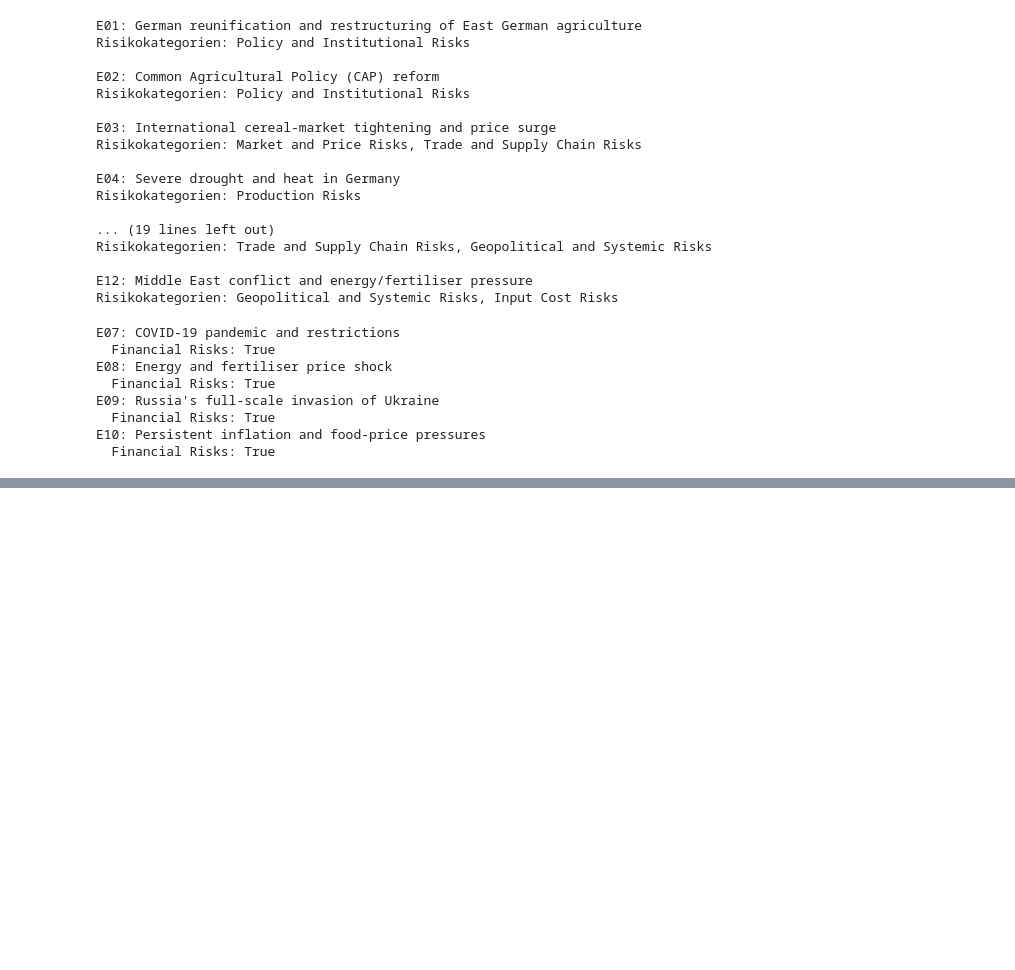
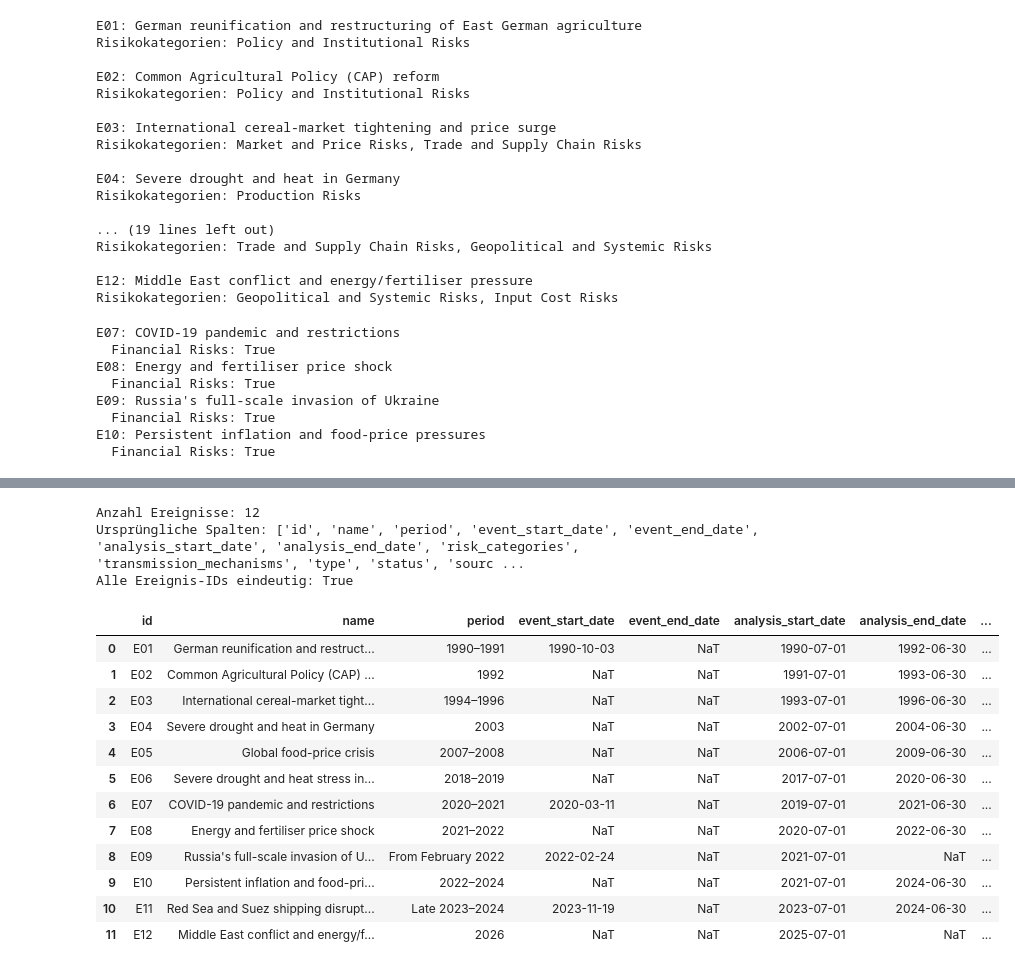
Before and after one commit to verveat/Agriculture_Crisis_Resilience, a Jupyter notebook: notebooks/03_risk_analysis.ipynb, the cells around one changed output, grey strips where cells are left out. Saved outputs shown, nothing was run; the diff lists cells and outputs as text; code cells hidden in the pictures; blank space fills up the shorter version.

Commit message:
Add risk analysis

```diff
--- a/notebooks/03_risk_analysis.ipynb
+++ b/notebooks/03_risk_analysis.ipynb
@@ -1294,0 +1424,62 @@ plt.show()
+# %%
+
+from pathlib import Path
+import pandas as pd
+
+# Separate Kopie – die ursprüngliche events-Liste bleibt unverändert
+events_db = pd.DataFrame(events).copy()
+
+# Datumsfelder einheitlich als Datumswerte speichern
+date_columns = [
+    "event_start_date",
+    "event_end_date",
+    "analysis_start_date",
+    "analysis_end_date",
+]
+
+for col in date_columns:
+    events_db[col] = pd.to_datetime(
+        events_db[col], errors="coerce"
+    )
+
+# Fehlende tatsächliche Startdaten zunächst als unbekannt markieren
+events_db["start_date_status"] = events_db[
+    "event_start_date"
+].apply(
+    lambda x: "documented" if pd.notna(x) else "unknown"
+)
+
+# Fehlende Enddaten nicht automatisch als fortdauernd interpretieren
+events_db["end_date_status"] = events_db[
+    "event_end_date"
+].apply(
+    lambda x: "documented" if pd.notna(x) else "unknown"
+)
+
+# Platzhalter für eine später quellenbasierte Begründung
+if "analysis_window_rationale" not in events_db.columns:
+    events_db["analysis_window_rationale"] = ""
+
+# Kontrolle: alle Ereignisse und sämtliche ursprünglichen Felder
+print("Anzahl Ereignisse:", len(events_db))
+print("Ursprüngliche Spalten:", list(pd.DataFrame(events).columns))
+print("Alle Ereignis-IDs eindeutig:", events_db["id"].is_unique)
+
+display(events_db)
+# %% [output]
+Anzahl Ereignisse: 12
+Ursprüngliche Spalten: ['id', 'name', 'period', 'event_start_date', 'event_end_date', 'analysis_start_date', 'analysis_end_date', 'risk_categories', 'transmission_mechanisms', 'type', 'status', 'sourc ...
+Alle Ereignis-IDs eindeutig: True
+|  | id | name | period | event_start_date | event_end_date | analysis_start_date | analysis_end_date | ... |
+| 0 | E01 | German reunification and restruct... | 1990–1991 | 1990-10-03 | NaT | 1990-07-01 | 1992-06-30 | ... |
+| 1 | E02 | Common Agricultural Policy (CAP) ... | 1992 | NaT | NaT | 1991-07-01 | 1993-06-30 | ... |
+| 2 | E03 | International cereal-market tight... | 1994–1996 | NaT | NaT | 1993-07-01 | 1996-06-30 | ... |
+| 3 | E04 | Severe drought and heat in Germany | 2003 | NaT | NaT | 2002-07-01 | 2004-06-30 | ... |
+| 4 | E05 | Global food-price crisis | 2007–2008 | NaT | NaT | 2006-07-01 | 2009-06-30 | ... |
+| 5 | E06 | Severe drought and heat stress in... | 2018–2019 | NaT | NaT | 2017-07-01 | 2020-06-30 | ... |
+| 6 | E07 | COVID-19 pandemic and restrictions | 2020–2021 | 2020-03-11 | NaT | 2019-07-01 | 2021-06-30 | ... |
+| 7 | E08 | Energy and fertiliser price shock | 2021–2022 | NaT | NaT | 2020-07-01 | 2022-06-30 | ... |
+| 8 | E09 | Russia's full-scale invasion of U... | From February 2022 | 2022-02-24 | NaT | 2021-07-01 | NaT | ... |
+| 9 | E10 | Persistent inflation and food-pri... | 2022–2024 | NaT | NaT | 2021-07-01 | 2024-06-30 | ... |
+| 10 | E11 | Red Sea and Suez shipping disrupt... | Late 2023–2024 | 2023-11-19 | NaT | 2023-07-01 | 2024-06-30 | ... |
+| 11 | E12 | Middle East conflict and energy/f... | 2026 | NaT | NaT | 2025-07-01 | NaT | ... |
```
Also changed, not shown: parts of 8 cells of this notebook.
